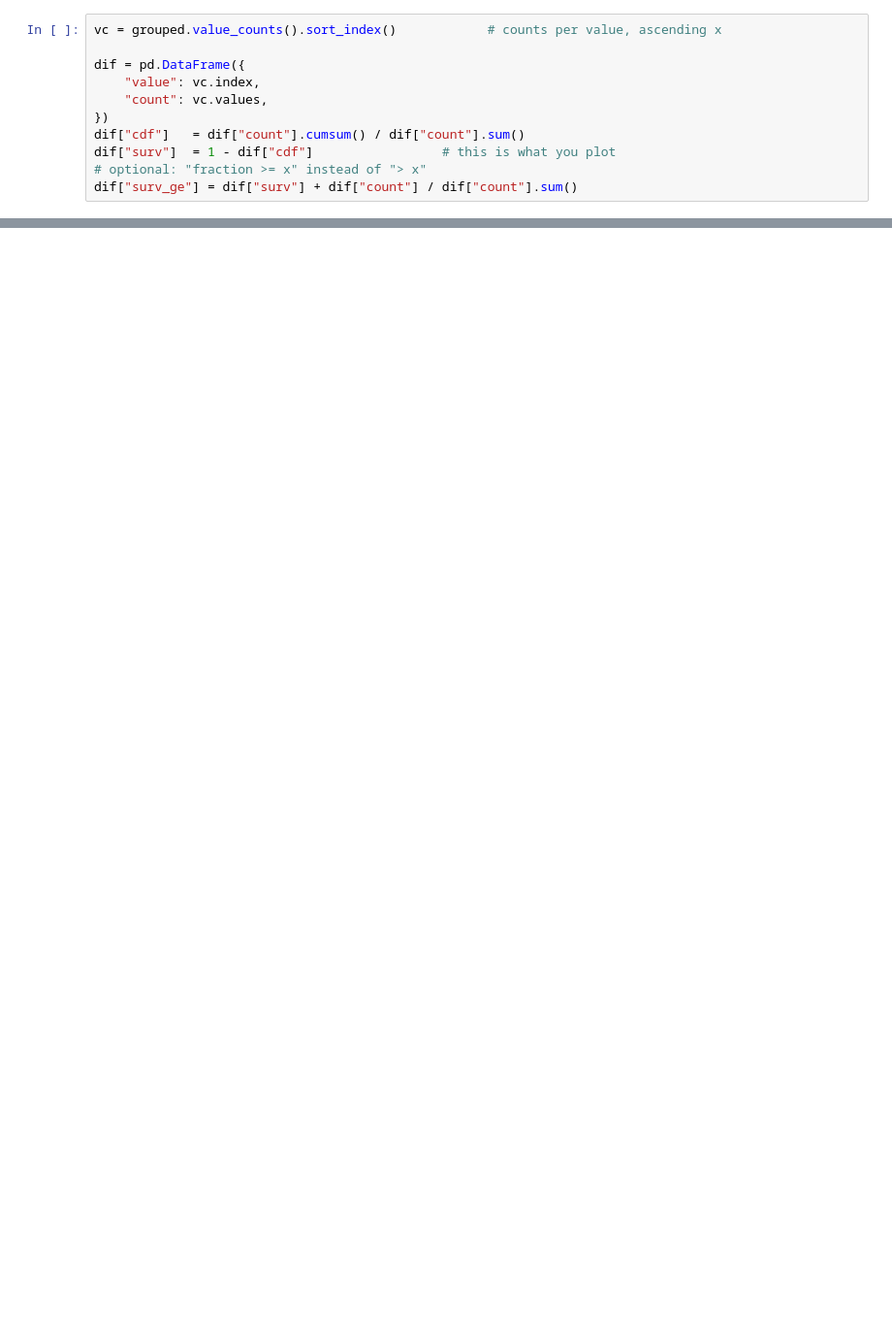
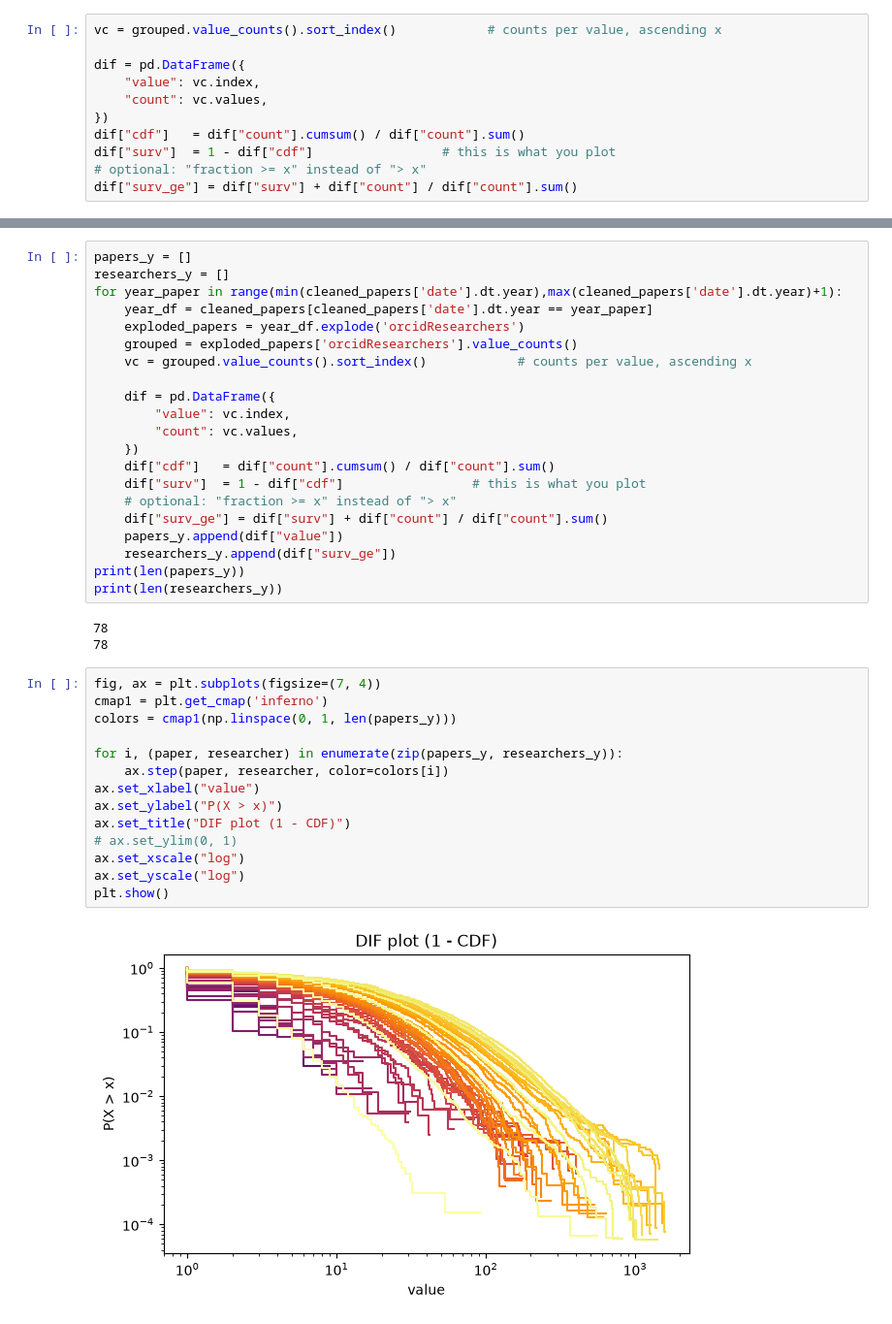
Before and after one commit to AdriRed/science-squared-avbd, a Jupyter notebook: notebooks/power_laws.ipynb, the cells around one changed output, grey strips where cells are left out. Shown at 97% size. Drawn from its saved outputs; the diff is of its cells as text; blank space fills up the shorter version.

```diff
--- a/notebooks/power_laws.ipynb
+++ b/notebooks/power_laws.ipynb
@@ -46,0 +78,40 @@ plt.show()
+# %%
+papers_y = []
+researchers_y = []
+for year_paper in range(min(cleaned_papers['date'].dt.year),max(cleaned_papers['date'].dt.year)+1):
+    year_df = cleaned_papers[cleaned_papers['date'].dt.year == year_paper]
+    exploded_papers = year_df.explode('orcidResearchers')
+    grouped = exploded_papers['orcidResearchers'].value_counts()
+    vc = grouped.value_counts().sort_index()            # counts per value, ascending x
+
+    dif = pd.DataFrame({
+        "value": vc.index,
+        "count": vc.values,
+    })
+    dif["cdf"]   = dif["count"].cumsum() / dif["count"].sum()
+    dif["surv"]  = 1 - dif["cdf"]                 # this is what you plot
+    # optional: "fraction >= x" instead of "> x"
+    dif["surv_ge"] = dif["surv"] + dif["count"] / dif["count"].sum()
+    papers_y.append(dif["value"])
+    researchers_y.append(dif["surv_ge"])
+print(len(papers_y))
+print(len(researchers_y))
+# %% [output]
+78
+78
+# %%
+fig, ax = plt.subplots(figsize=(7, 4))
+cmap1 = plt.get_cmap('inferno')
+colors = cmap1(np.linspace(0, 1, len(papers_y)))
+
+for i, (paper, researcher) in enumerate(zip(papers_y, researchers_y)):
+    ax.step(paper, researcher, color=colors[i])
+ax.set_xlabel("value")
+ax.set_ylabel("P(X > x)")
+ax.set_title("DIF plot (1 - CDF)")
+# ax.set_ylim(0, 1)
+ax.set_xscale("log")
+ax.set_yscale("log")
+plt.show()
+# %% [output]
+[figure, added]
```
Also changed, not shown: parts of 8 cells of this notebook, 1 other file.
